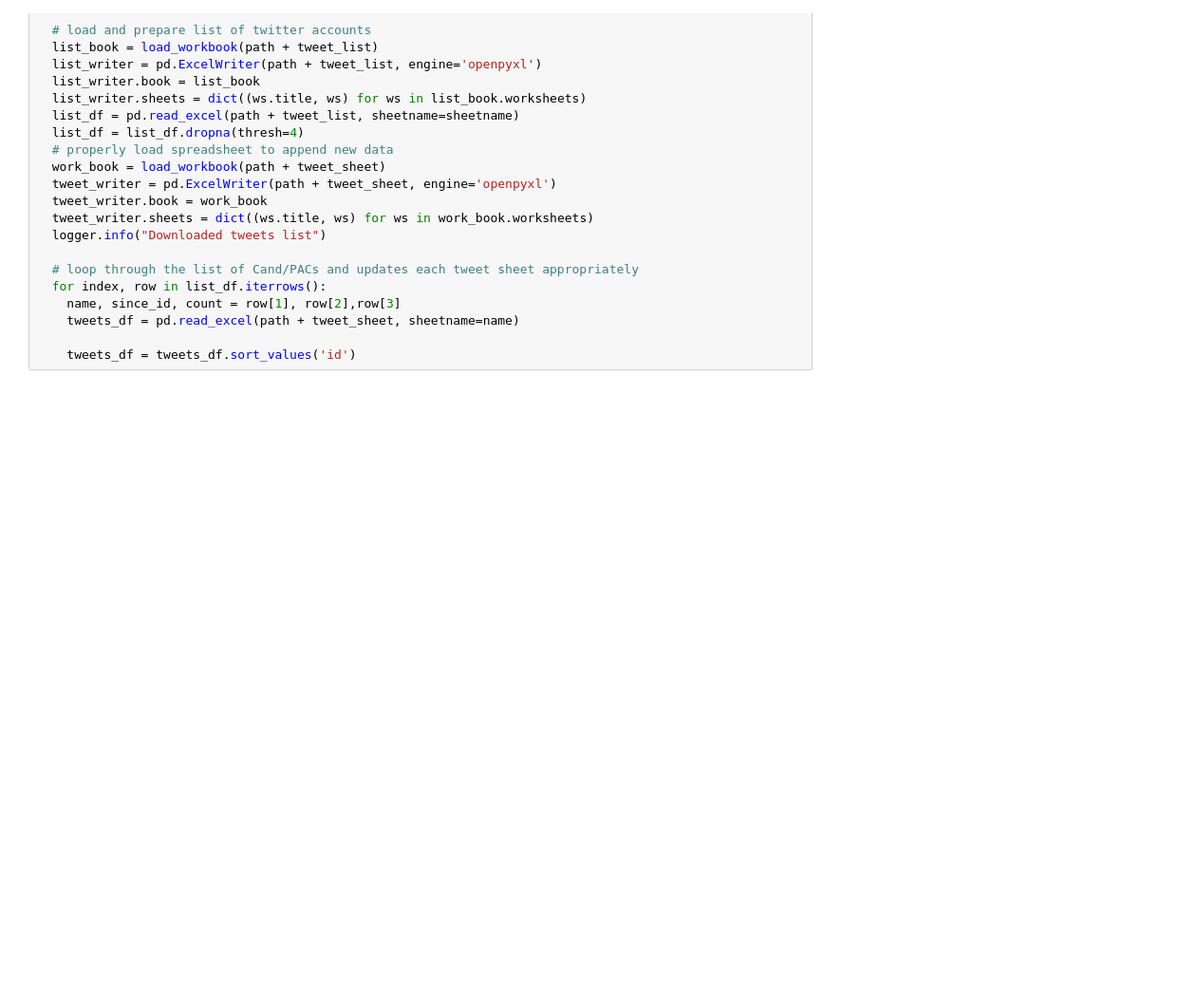
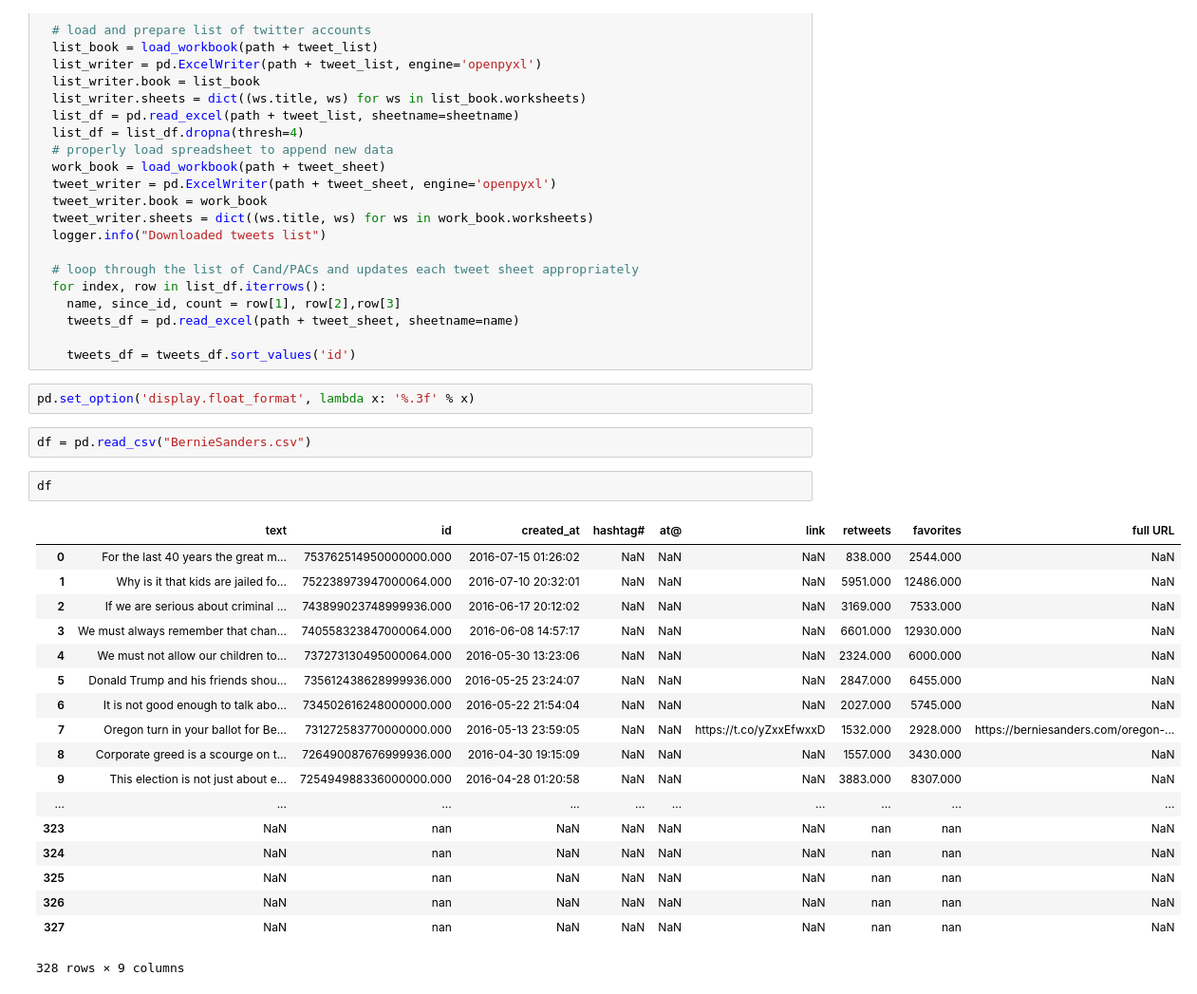
Before and after one commit to malelew/FISP_Presidential, a Jupyter notebook: twitter_scrape_v2.ipynb, the cells around one changed output. Shown at 95% size. Cells and saved outputs as stored; diff of their text form; blank space fills up the shorter version.

```diff
--- a/twitter_scrape_v2.ipynb
+++ b/twitter_scrape_v2.ipynb
@@ -704,3 +685,28 @@ def sort_sheet (is_cand):
     tweets_df = pd.read_excel(path + tweet_sheet, sheetname=name)
 
     tweets_df = tweets_df.sort_values('id')
+# %%
+pd.set_option('display.float_format', lambda x: '%.3f' % x)
+# %%
+df = pd.read_csv("BernieSanders.csv")
+# %%
+df
+# %% [output]
+|  | text | id | created_at | hashtag# | at@ | link | retweets | favorites | full URL |
+| 0 | For the last 40 years the great m... | 753762514950000000.000 | 2016-07-15 01:26:02 | NaN | NaN | NaN | 838.000 | 2544.000 | NaN |
+| 1 | Why is it that kids are jailed fo... | 752238973947000064.000 | 2016-07-10 20:32:01 | NaN | NaN | NaN | 5951.000 | 12486.000 | NaN |
+| 2 | If we are serious about criminal ... | 743899023748999936.000 | 2016-06-17 20:12:02 | NaN | NaN | NaN | 3169.000 | 7533.000 | NaN |
+| 3 | We must always remember that chan... | 740558323847000064.000 | 2016-06-08 14:57:17 | NaN | NaN | NaN | 6601.000 | 12930.000 | NaN |
+| 4 | We must not allow our children to... | 737273130495000064.000 | 2016-05-30 13:23:06 | NaN | NaN | NaN | 2324.000 | 6000.000 | NaN |
+| 5 | Donald Trump and his friends shou... | 735612438628999936.000 | 2016-05-25 23:24:07 | NaN | NaN | NaN | 2847.000 | 6455.000 | NaN |
+| 6 | It is not good enough to talk abo... | 734502616248000000.000 | 2016-05-22 21:54:04 | NaN | NaN | NaN | 2027.000 | 5745.000 | NaN |
+| 7 | Oregon turn in your ballot for Be... | 731272583770000000.000 | 2016-05-13 23:59:05 | NaN | NaN | https://t.co/yZxxEfwxxD | 1532.000 | 2928.000 | https://berniesanders.com/oregon-... |
+| 8 | Corporate greed is a scourge on t... | 726490087676999936.000 | 2016-04-30 19:15:09 | NaN | NaN | NaN | 1557.000 | 3430.000 | NaN |
+| 9 | This election is not just about e... | 725494988336000000.000 | 2016-04-28 01:20:58 | NaN | NaN | NaN | 3883.000 | 8307.000 | NaN |
+| ... | ... | ... | ... | ... | ... | ... | ... | ... | ... |
+| 323 | NaN | nan | NaN | NaN | NaN | NaN | nan | nan | NaN |
+| 324 | NaN | nan | NaN | NaN | NaN | NaN | nan | nan | NaN |
+| 325 | NaN | nan | NaN | NaN | NaN | NaN | nan | nan | NaN |
+| 326 | NaN | nan | NaN | NaN | NaN | NaN | nan | nan | NaN |
+| 327 | NaN | nan | NaN | NaN | NaN | NaN | nan | nan | NaN |
+328 rows × 9 columns
```
Also changed, not shown: parts of 18 cells of this notebook.
